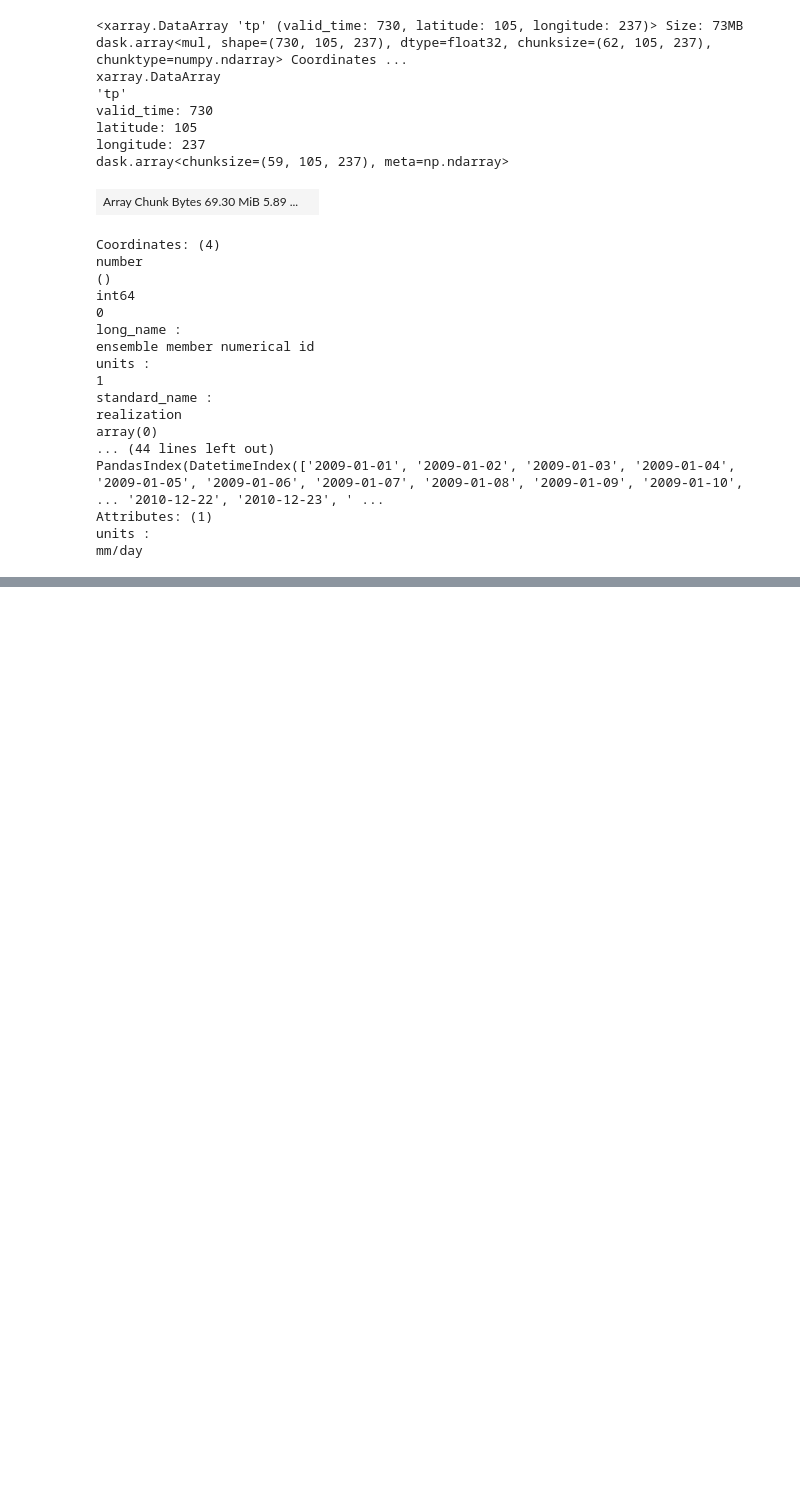
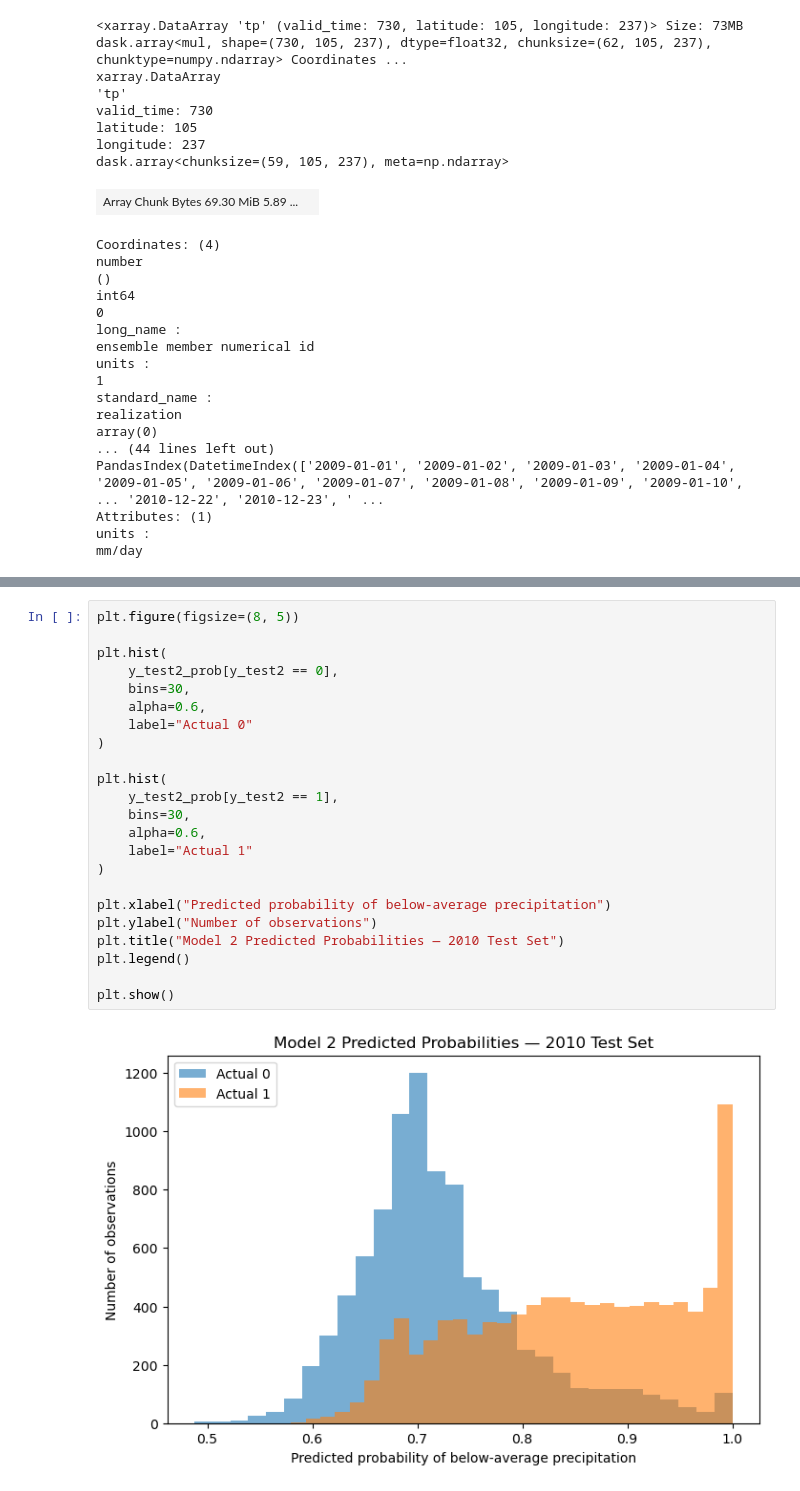
Before and after one commit to Andres-Flores04/290A, a Jupyter notebook: Project1/Project1.ipynb, the cells around one changed output, grey strips where cells are left out. Drawn from its saved outputs; the diff is of its cells as text; blank space fills up the shorter version.

```diff
--- a/Project1/Project1.ipynb
+++ b/Project1/Project1.ipynb
@@ -360,0 +583,25 @@ Std dimensions: ('month', 'latitude', 'longitude')
+# %%
+plt.figure(figsize=(8, 5))
+
+plt.hist(
+    y_test2_prob[y_test2 == 0],
+    bins=30,
+    alpha=0.6,
+    label="Actual 0"
+)
+
+plt.hist(
+    y_test2_prob[y_test2 == 1],
+    bins=30,
+    alpha=0.6,
+    label="Actual 1"
+)
+
+plt.xlabel("Predicted probability of below-average precipitation")
+plt.ylabel("Number of observations")
+plt.title("Model 2 Predicted Probabilities — 2010 Test Set")
+plt.legend()
+
+plt.show()
+# %% [output]
+[figure, added]
```
Also changed, not shown: parts of 66 cells of this notebook, 2 other files.
